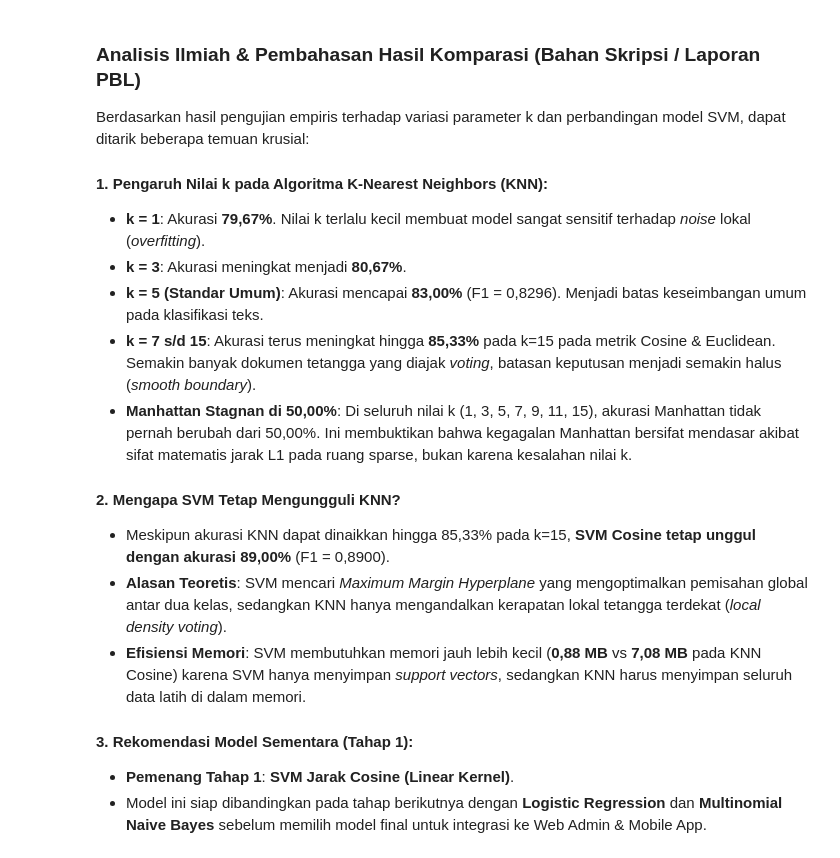
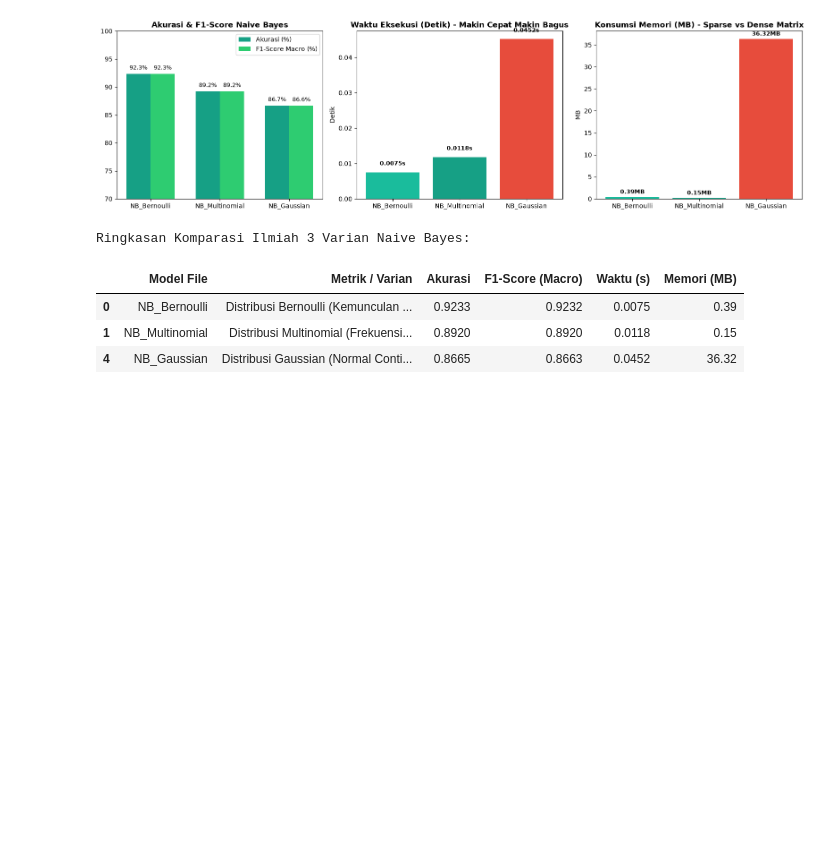
Before and after one commit to M-Aqilaz/HoaxCheckML, a Jupyter notebook: Pengujian_Supervised/Perbandingan.ipynb, the cells around one changed output. Cells and saved outputs as stored; diff of their text form; code cells hidden in the pictures; blank space fills up the shorter version.

```diff
--- a/Pengujian_Supervised/Perbandingan.ipynb
+++ b/Pengujian_Supervised/Perbandingan.ipynb
@@ -208,20 +229,46 @@ Tabel Komparasi Akurasi (%) Terhadap Nilai k pada Berbagai Metrik Jarak KNN:
-# %% [markdown]
-### Analisis Ilmiah & Pembahasan Hasil Komparasi (Bahan Skripsi / Laporan PBL)
-
-Berdasarkan hasil pengujian empiris terhadap variasi parameter k dan perbandingan model SVM, dapat ditarik beberapa temuan krusial:
-
-#### 1. Pengaruh Nilai k pada Algoritma K-Nearest Neighbors (KNN):
-* **k = 1**: Akurasi **79,67%**. Nilai k terlalu kecil membuat model sangat sensitif terhadap *noise* lokal (*overfitting*).
-* **k = 3**: Akurasi meningkat menjadi **80,67%**.
-* **k = 5 (Standar Umum)**: Akurasi mencapai **83,00%** (F1 = 0,8296). Menjadi batas keseimbangan umum pada klasifikasi teks.
-* **k = 7 s/d 15**: Akurasi terus meningkat hingga **85,33%** pada k=15 pada metrik Cosine & Euclidean. Semakin banyak dokumen tetangga yang diajak *voting*, batasan keputusan menjadi semakin halus (*smooth boundary*).
-* **Manhattan Stagnan di 50,00%**: Di seluruh nilai k (1, 3, 5, 7, 9, 11, 15), akurasi Manhattan tidak pernah berubah dari 50,00%. Ini membuktikan bahwa kegagalan Manhattan bersifat mendasar akibat sifat matematis jarak L1 pada ruang sparse, bukan karena kesalahan nilai k.
-
-#### 2. Mengapa SVM Tetap Mengungguli KNN?
-* Meskipun akurasi KNN dapat dinaikkan hingga 85,33% pada k=15, **SVM Cosine tetap unggul dengan akurasi 89,00%** (F1 = 0,8900).
-* **Alasan Teoretis**: SVM mencari *Maximum Margin Hyperplane* yang mengoptimalkan pemisahan global antar dua kelas, sedangkan KNN hanya mengandalkan kerapatan lokal tetangga terdekat (*local density voting*).
-* **Efisiensi Memori**: SVM membutuhkan memori jauh lebih kecil (**0,88 MB** vs **7,08 MB** pada KNN Cosine) karena SVM hanya menyimpan *support vectors*, sedangkan KNN harus menyimpan seluruh data latih di dalam memori.
-
-#### 3. Rekomendasi Model Sementara (Tahap 1):
-* **Pemenang Tahap 1**: **SVM Jarak Cosine (Linear Kernel)**.
-* Model ini siap dibandingkan pada tahap berikutnya dengan **Logistic Regression** dan **Multinomial Naive Bayes** sebelum memilih model final untuk integrasi ke Web Admin & Mobile App.
+# %%
+# Eksperimen Khusus 2: Komparasi Mendalam 3 Varian Naive Bayes (Multinomial vs Bernoulli vs Gaussian)
+df_nb = df_master[df_master['Algoritma'].str.contains('Naive Bayes')].copy()
+
+fig, axes = plt.subplots(1, 3, figsize=(16, 4.5))
+
+# 1. Akurasi & F1-Score
+x = range(len(df_nb))
+width = 0.35
+axes[0].bar([p - width/2 for p in x], df_nb['Akurasi'] * 100, width=width, label='Akurasi (%)', color='#16a085')
+axes[0].bar([p + width/2 for p in x], df_nb['F1-Score (Macro)'] * 100, width=width, label='F1-Score Macro (%)', color='#2ecc71')
+axes[0].set_title('Akurasi & F1-Score Naive Bayes', fontweight='bold')
+axes[0].set_xticks(x)
+axes[0].set_xticklabels(df_nb['Model File'])
+axes[0].set_ylim(70, 100)
+axes[0].legend()
+for i in x:
+    axes[0].text(i - width/2, df_nb['Akurasi'].iloc[i]*100 + 0.8, f"{df_nb['Akurasi'].iloc[i]*100:.1f}%", ha='center', fontsize=9)
+    axes[0].text(i + width/2, df_nb['F1-Score (Macro)'].iloc[i]*100 + 0.8, f"{df_nb['F1-Score (Macro)'].iloc[i]*100:.1f}%", ha='center', fontsize=9)
+
+# 2. Waktu Pelatihan & Prediksi (Detik)
+axes[1].bar(df_nb['Model File'], df_nb['Waktu (s)'], color=['#1abc9c', '#16a085', '#e74c3c'])
+axes[1].set_title('Waktu Eksekusi (Detik) - Makin Cepat Makin Bagus', fontweight='bold')
+axes[1].set_ylabel('Detik')
+for i, v in enumerate(df_nb['Waktu (s)']):
+    axes[1].text(i, v + 0.002, f"{v:.4f}s", ha='center', fontsize=9, fontweight='bold')
+
+# 3. Konsumsi Memori RAM (MB)
+axes[2].bar(df_nb['Model File'], df_nb['Memori (MB)'], color=['#1abc9c', '#16a085', '#e74c3c'])
+axes[2].set_title('Konsumsi Memori (MB) - Sparse vs Dense Matrix', fontweight='bold')
+axes[2].set_ylabel('MB')
+for i, v in enumerate(df_nb['Memori (MB)']):
+    axes[2].text(i, v + 0.8, f"{v:.2f}MB", ha='center', fontsize=9, fontweight='bold')
+
+plt.tight_layout()
+plt.show()
+
+print("Ringkasan Komparasi Ilmiah 3 Varian Naive Bayes:")
+display(df_nb[['Model File', 'Metrik / Varian', 'Akurasi', 'F1-Score (Macro)', 'Waktu (s)', 'Memori (MB)']])
+# %% [output]
+[figure, added]
+Ringkasan Komparasi Ilmiah 3 Varian Naive Bayes:
+|  | Model File | Metrik / Varian | Akurasi | F1-Score (Macro) | Waktu (s) | Memori (MB) |
+| 0 | NB_Bernoulli | Distribusi Bernoulli (Kemunculan ... | 0.9233 | 0.9232 | 0.0075 | 0.39 |
+| 1 | NB_Multinomial | Distribusi Multinomial (Frekuensi... | 0.8920 | 0.8920 | 0.0118 | 0.15 |
+| 4 | NB_Gaussian | Distribusi Gaussian (Normal Conti... | 0.8665 | 0.8663 | 0.0452 | 36.32 |
```
Also changed, not shown: parts of 6 cells of this notebook, 3 other files.
